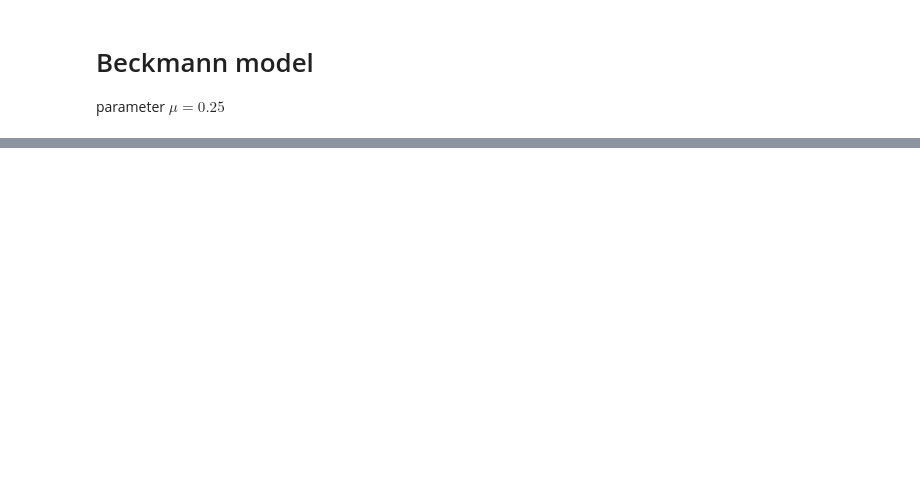
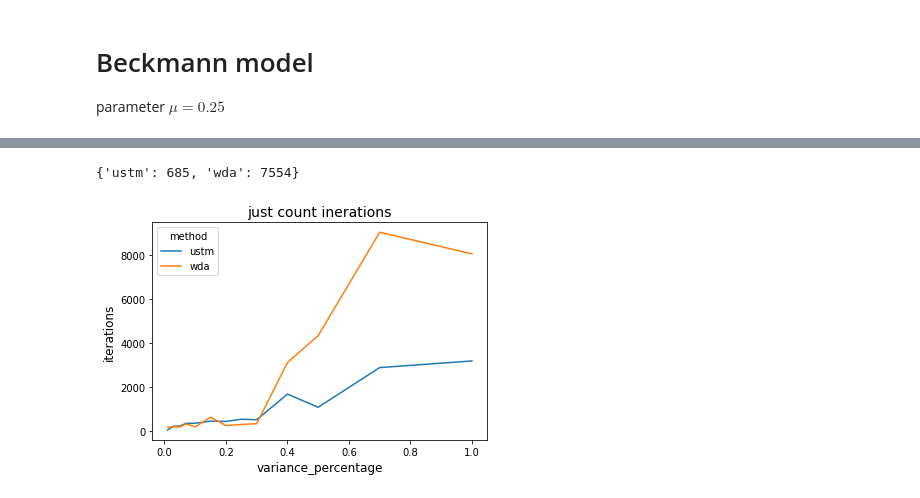
Before and after one commit to KushDen/TransportNet, a Jupyter notebook: Stable Dynamic & Beckman/Anaheim_Beckmann_sens.ipynb, the cells around one changed output, grey strips where cells are left out. Saved outputs shown, nothing was run; the diff lists cells and outputs as text; code cells hidden in the pictures; blank space fills up the shorter version.

```diff
--- a/Stable Dynamic & Beckman/Anaheim_Beckmann_sens.ipynb
+++ b/Stable Dynamic & Beckman/Anaheim_Beckmann_sens.ipynb
@@ -149,0 +218,3 @@ for index, eps_abs in enumerate(epsilons):
+# %%
+result_ustm = result_ustm[0]
+result_wda = result_wda[0]
@@ -149,0 +249,31 @@ for index, eps_abs in enumerate(epsilons):
+# %%
+result_ustm_average = []
+for i in range(1, len(variance_list) + 1):
+    result = {}
+    result['elapsed_time'] = 0
+    result['iter_num'] = 0
+    for j in range(amount_of_notes):
+        result['elapsed_time'] += result_ustm[i]['with_dif_nodes'][j]['elapsed_time']
+        result['iter_num'] += result_ustm[i]['with_dif_nodes'][j]['iter_num']
+    result['elapsed_time'] = result['elapsed_time'] / amount_of_notes
+    result['iter_num'] = result['iter_num'] / amount_of_notes
+    result_ustm_average.append(result)
+
+result_wda_average = []
+for i in range(1, len(variance_list) + 1):
+    result = {}
+    result['elapsed_time'] = 0
+    result['iter_num'] = 0
+    for j in range(amount_of_notes):
+        result['elapsed_time'] += result_wda[i]['with_dif_nodes'][j]['elapsed_time']
+        result['iter_num'] += result_wda[i]['with_dif_nodes'][j]['iter_num']
+    result['elapsed_time'] = result['elapsed_time'] / amount_of_notes
+    result['iter_num'] = result['iter_num'] / amount_of_notes
+    result_wda_average.append(result)
+# %%
+result_ustm_iter = [res['iter_num'] for res in result_ustm_average]
+result_wda_iter = [res['iter_num'] for res in result_wda_average]
+# %%
+result = {}
+result['ustm'] = result_ustm_iter
+result['wda'] = result_wda_iter
@@ -149,0 +284,15 @@ for index, eps_abs in enumerate(epsilons):
+# %%
+result_initial
+# %% [output]
+{'ustm': 685, 'wda': 7554}
+# %%
+for method in ['ustm', 'wda']:
+    plt.plot(variance_list, result[method], label = method)
+plt.legend(title = 'method')
+plt.title("just count inerations", fontsize = 14)
+plt.xlabel("variance_percentage", fontsize = 12)
+plt.ylabel("iterations", fontsize = 12)
+plt.savefig('count_iteration_for_variance.png', dpi=300)
+plt.show()
+# %% [output]
+[figure, added]
```
Also changed, not shown: parts of 22 cells of this notebook, 6 other files.
